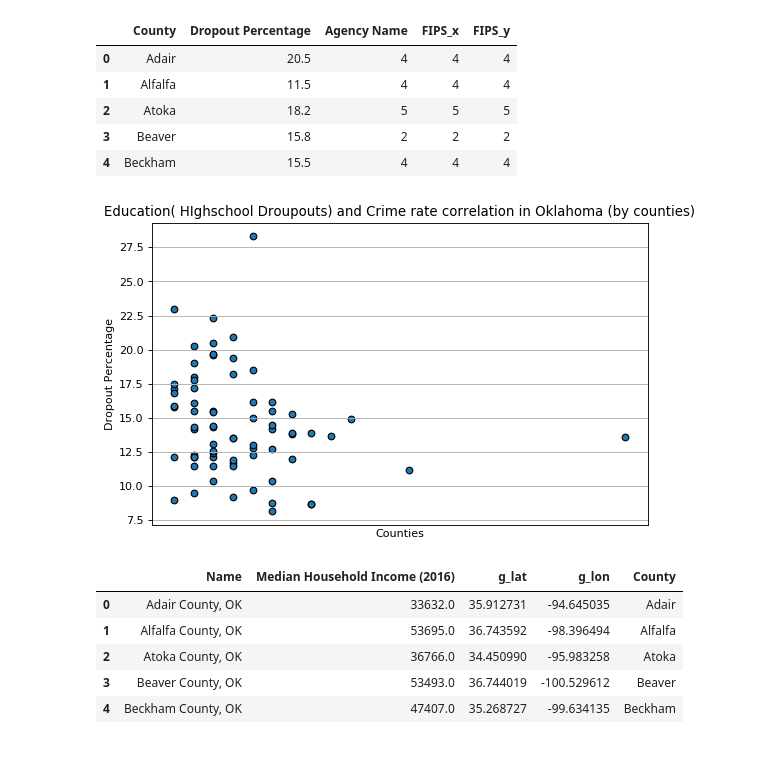
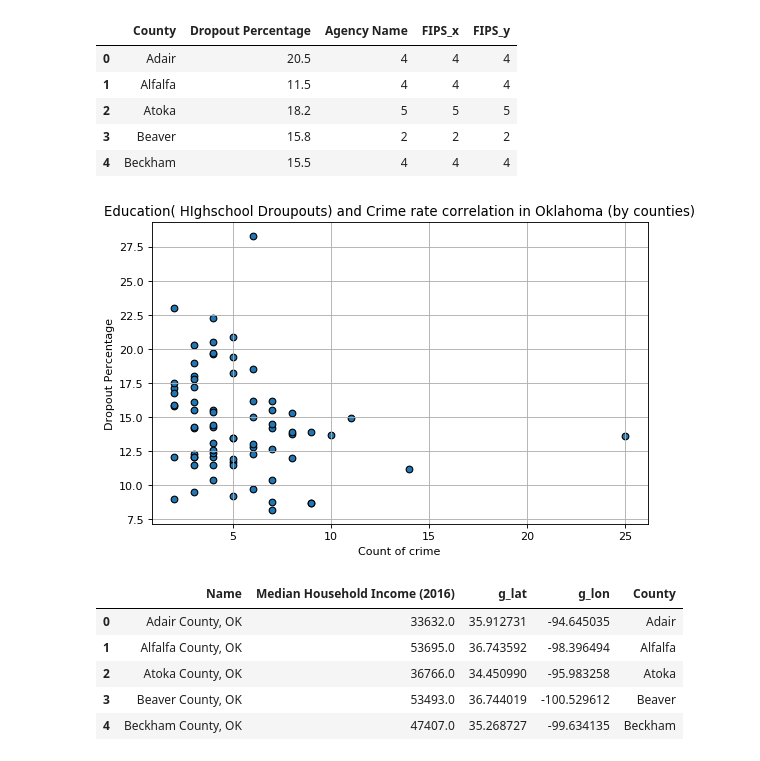
Before and after one commit to swati-rk-ucb/project-one, a Jupyter notebook: project-one-cp.ipynb, the cells around one changed output. Drawn from its saved outputs; the diff is of its cells as text; code cells hidden in the pictures.

Commit message:
updated charts

```diff
--- a/project-one-cp.ipynb
+++ b/project-one-cp.ipynb
@@ -254,21 +254,21 @@ edu_crime_gb.head()
 # %%
 #Education VS Crime
 plt.figure(num=None, figsize=(8,5), dpi=80)
 #print(edu_crime_gb["Dropout Percentage"])
 perc = [float(line) for line in edu_crime_gb["Dropout Percentage"]]
 plt.scatter(edu_crime_gb["FIPS_x"],perc,marker="o",edgecolors="black")
 plt.title("Education( HIghschool Droupouts) and Crime rate correlation in Oklahoma (by counties)")
 plt.ylabel("Dropout Percentage")
 #plt.ylim(-100, 150)
-plt.xlabel("Counties")
+plt.xlabel("Count of crime")
 #plt.xticks([])
 #plt.xlim(-80, 100)
 
 plt.grid(zorder=0)
 plt.savefig("EducationVsCrimeRate.png")
 plt.show()
 # %% [output]
-[figure, old version]
+[figure, new version]
 # %%
 house_income= "./Resources/final_household_income.csv"
 house_income = pd.read_csv(house_income)
```
Also changed, not shown: parts of 2 cells of this notebook, 2 other files.
